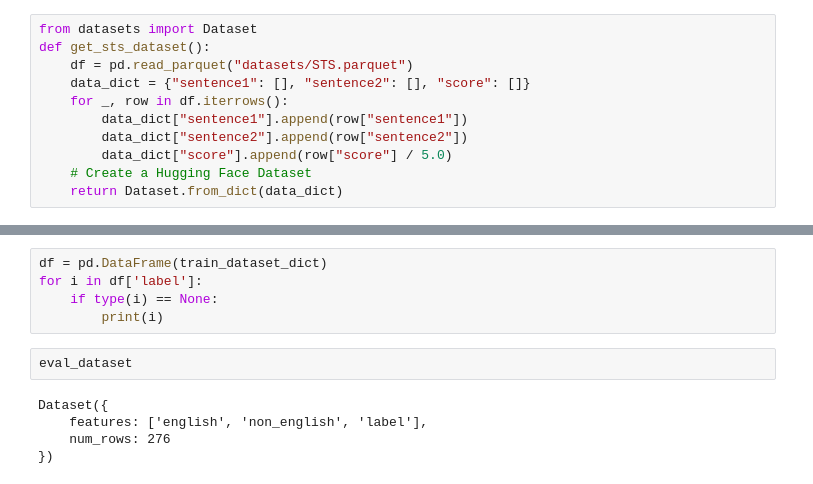
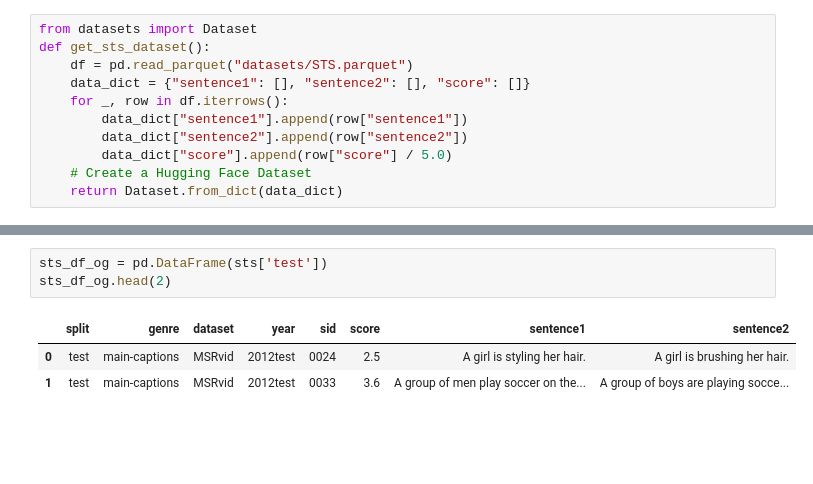
Before and after one commit to smartcat-labs/SRBedding, a Jupyter notebook: translation_sts/test.ipynb, the cells around one changed output, grey strips where cells are left out. Saved outputs shown, nothing was run; the diff lists cells and outputs as text; blank space fills up the shorter version.

```diff
--- a/translation_sts/test.ipynb
+++ b/translation_sts/test.ipynb
@@ -147,12 +128,7 @@ Dataset({
-# %%
-df = pd.DataFrame(train_dataset_dict)
-for i in df['label']:
-    if type(i) == None:
-        print(i)
-# %%
-eval_dataset
-# %% [output]
-Dataset({
-    features: ['english', 'non_english', 'label'],
-    num_rows: 276
-})
+# %%
+sts_df_og = pd.DataFrame(sts['test'])
+sts_df_og.head(2)
+# %% [output]
+|  | split | genre | dataset | year | sid | score | sentence1 | sentence2 |
+| 0 | test | main-captions | MSRvid | 2012test | 0024 | 2.5 | A girl is styling her hair. | A girl is brushing her hair. |
+| 1 | test | main-captions | MSRvid | 2012test | 0033 | 3.6 | A group of men play soccer on the... | A group of boys are playing socce... |
```
Also changed, not shown: parts of 23 cells of this notebook, 4 other files.
